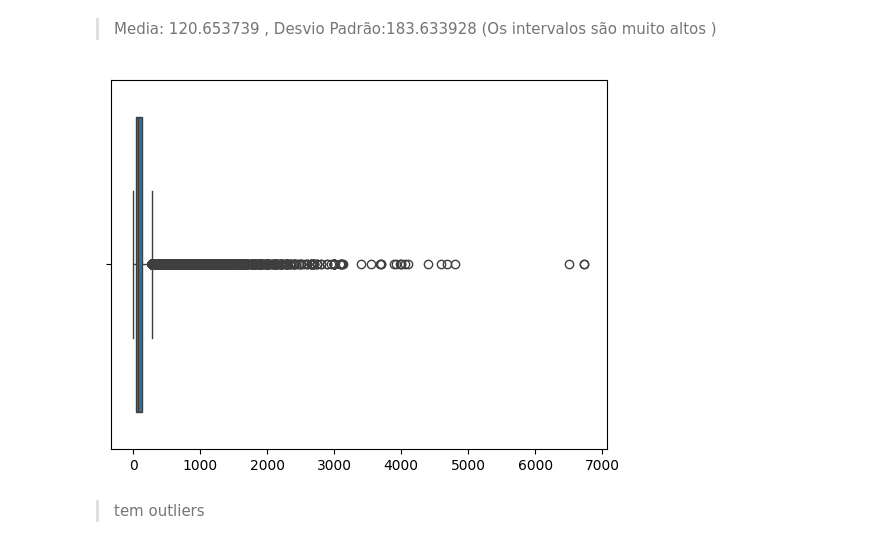
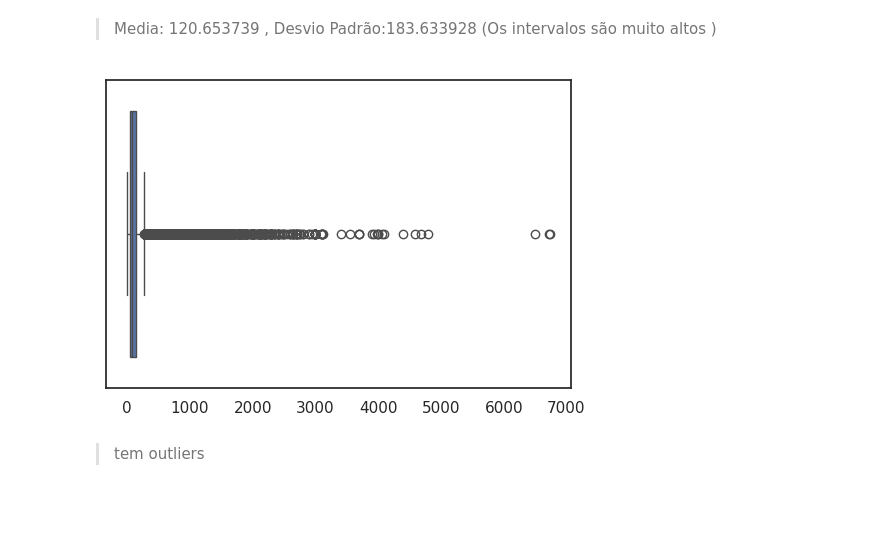
Before and after one commit to kaladabrio2020/Compass.Uol.DataScience, a Jupyter notebook: Sprint 01/ProjetoSprint01/ProjetoSprint01.ipynb, the cells around one changed output. Drawn from its saved outputs; the diff is of its cells as text; code cells hidden in the pictures; blank space fills up the shorter version.

```diff
--- a/Sprint 01/ProjetoSprint01/ProjetoSprint01.ipynb
+++ b/Sprint 01/ProjetoSprint01/ProjetoSprint01.ipynb
@@ -353,10 +352,11 @@ np.var(priceItems.values),'Valores muito disperso'
 # %% [markdown]
 > Media: 120.653739 , Desvio Padrão:183.633928 (Os intervalos são muito altos )
 # %%
+plt.figure(figsize=(6,4))
 sea.boxplot(priceItems.values.reshape(1,-1)[0], orient='h')
 plt.show()
 # %% [output]
-[figure, old version]
+[figure, new version]
 # %% [markdown]
 > tem outliers
 # %%
```
Also changed, not shown: parts of 40 cells of this notebook.
